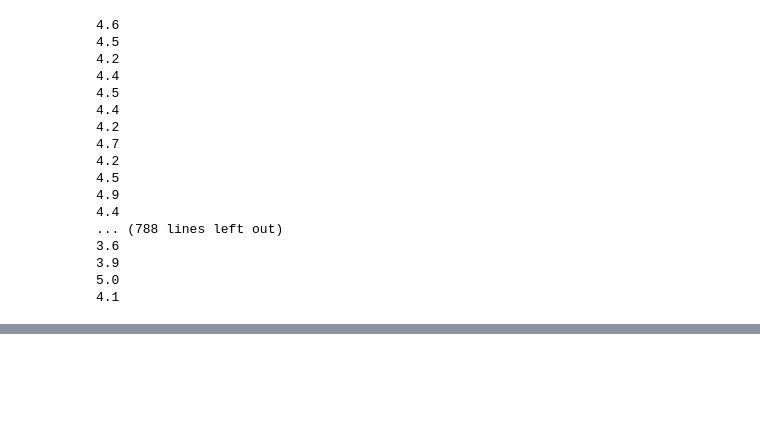
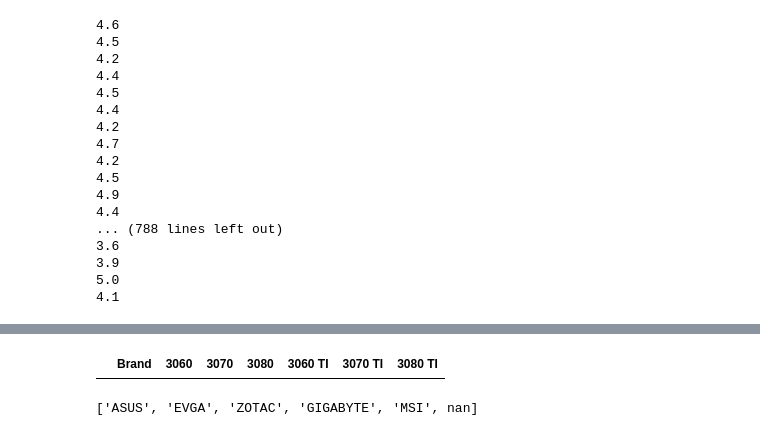
Before and after one commit to imcarlosvictor/gpu-scraper-amazon, a Jupyter notebook: src/test.ipynb, the cells around one changed output, grey strips where cells are left out. Cells and saved outputs as stored; diff of their text form; code cells hidden in the pictures; blank space fills up the shorter version.

```diff
--- a/src/test.ipynb
+++ b/src/test.ipynb
@@ -294,0 +372,35 @@ for i in range(len(words)):
+# %%
+ndf = pd.DataFrame(columns=['Brand','3060','3070','3080','3060 TI','3070 TI','3080 TI'])
+ndf
+# %% [output]
+|  | Brand | 3060 | 3070 | 3080 | 3060 TI | 3070 TI | 3080 TI |
+# %%
+# Get unique brands
+ndf_brands = [brand for brand in data['Brand'].unique()]
+ndf_brands
+
+# Group brands and series
+grouped = data.groupby(['Brand','GPU Series'])
+# for b,s in grouped:
+#     print(b,s)
+
+for b, s in grouped:
+    # print(ndf.iloc[[i]])
+    # print(ndf.columns[i+1]) if i == 0 else print(ndf.columns[i])
+    # if i == 0:
+    #     ndf[ = data['GPU Series'].
+
+    for i in range(len(ndf_brands)):
+        if b == ndf_brands[i]:
+            count_3060 = data['GPU Series'].str.contains('3060').value_counts()
+            count_3070 = data['GPU Series'].str.contains('3070').value_counts()
+            count_3080 = data['GPU Series'].str.contains('3080').value_counts()
+            count_3060ti = data['GPU Series'].str.contains('3060 TI').value_counts()
+            count_3070ti = data['GPU Series'].str.contains('3070 TI').value_counts()
+            count_3080ti = data['GPU Series'].str.contains('3080 TI').value_counts()
+
+            ndf[i] = pd.Series({'Brand': brand, '3060': count_3060, '3070' : count_3070, '3080' : count_3080, '3060 TI' : count_3060ti, '3070 TI' : count_3070ti, '3080 TI' : count_3080ti})
+
+ndf
+# %% [output]
+['ASUS', 'EVGA', 'ZOTAC', 'GIGABYTE', 'MSI', nan]
```
Also changed, not shown: parts of 11 cells of this notebook, 2 other files.
